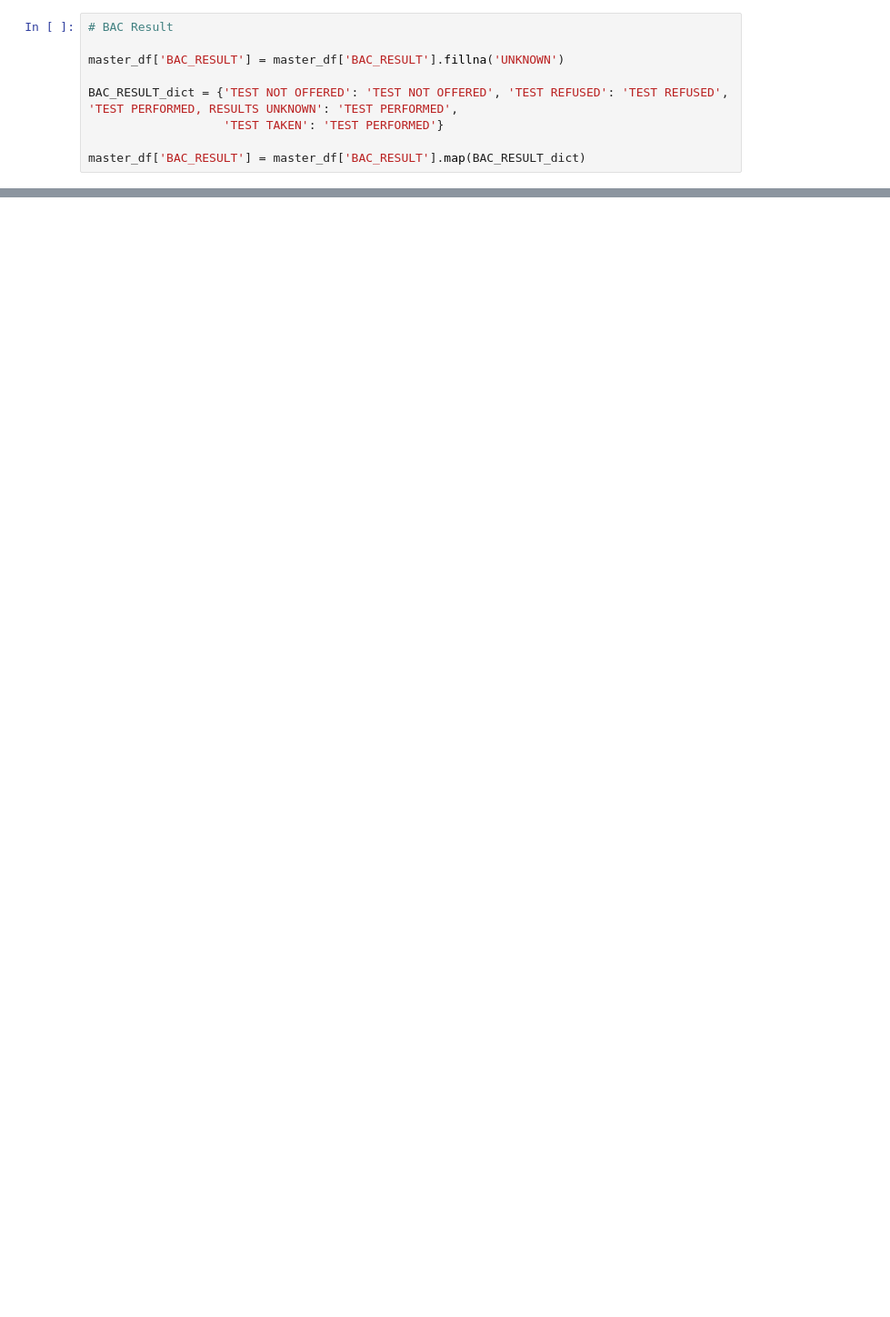
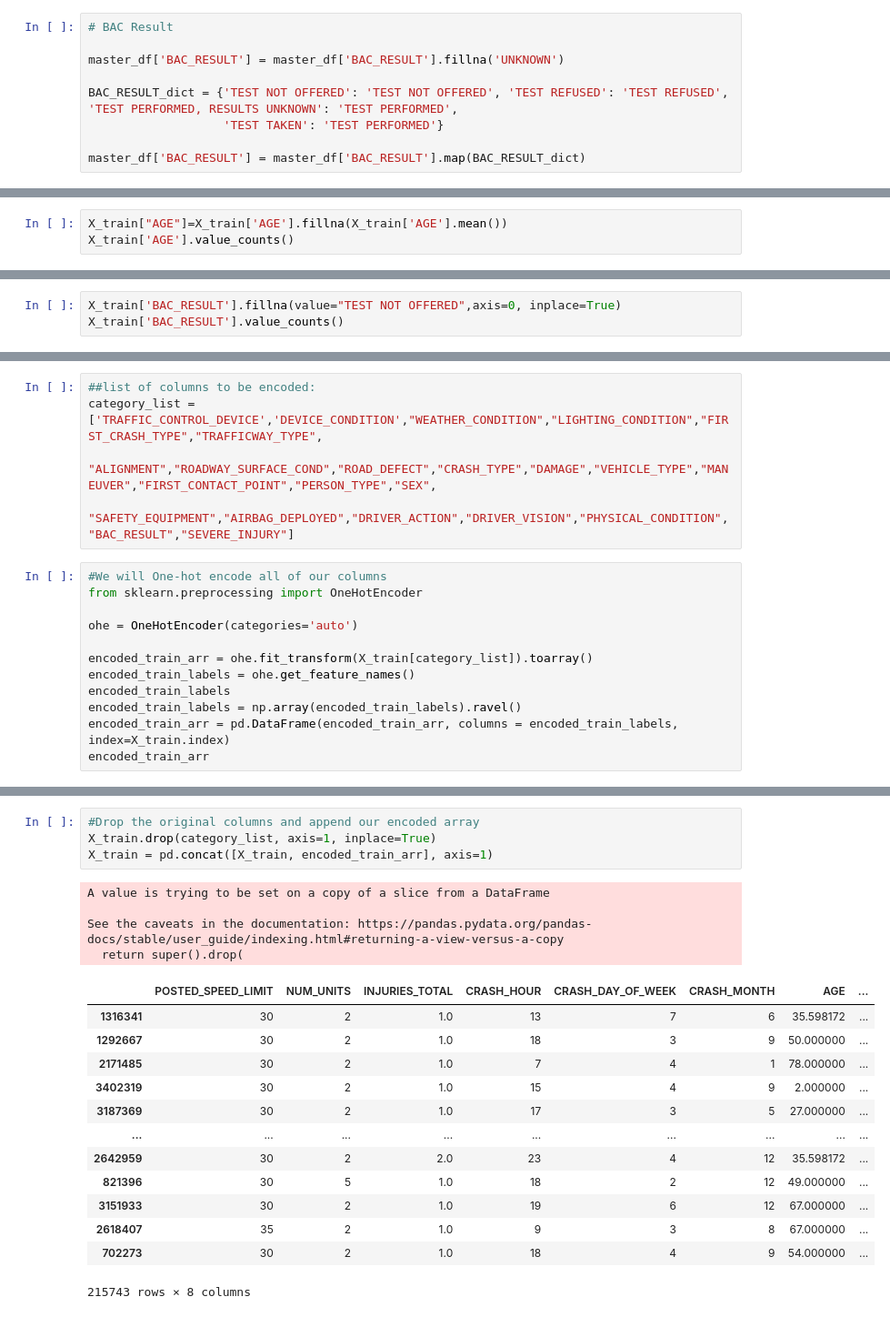
Before and after one commit to Ashendy/CarCrash_Chicago, a Jupyter notebook: DresMain.ipynb, the cells around one changed output, grey strips where cells are left out. Shown at 91% size. Cells and saved outputs as stored; diff of their text form; blank space fills up the shorter version.

Commit message:
completed preprocessing X_train and X_test

```diff
--- a/DresMain.ipynb
+++ b/DresMain.ipynb
@@ -878,0 +964,3 @@ Name: count, dtype: int64
+# %%
+X_train["AGE"]=X_train['AGE'].fillna(X_train['AGE'].mean())
+X_train['AGE'].value_counts()
@@ -878,0 +985,3 @@ Name: count, dtype: int64
+# %%
+X_train['BAC_RESULT'].fillna(value="TEST NOT OFFERED",axis=0, inplace=True)
+X_train['BAC_RESULT'].value_counts()
@@ -878,0 +1035,17 @@ Name: count, dtype: int64
+# %%
+##list of columns to be encoded:
+category_list = ['TRAFFIC_CONTROL_DEVICE','DEVICE_CONDITION',"WEATHER_CONDITION","LIGHTING_CONDITION","FIRST_CRASH_TYPE","TRAFFICWAY_TYPE",
+                 "ALIGNMENT","ROADWAY_SURFACE_COND","ROAD_DEFECT","CRASH_TYPE","DAMAGE","VEHICLE_TYPE","MANEUVER","FIRST_CONTACT_POINT","PERSON_TYPE","SEX",
+                "SAFETY_EQUIPMENT","AIRBAG_DEPLOYED","DRIVER_ACTION","DRIVER_VISION","PHYSICAL_CONDITION","BAC_RESULT","SEVERE_INJURY"]
+# %%
+#We will One-hot encode all of our columns
+from sklearn.preprocessing import OneHotEncoder
+
+ohe = OneHotEncoder(categories='auto')
+
+encoded_train_arr = ohe.fit_transform(X_train[category_list]).toarray()
+encoded_train_labels = ohe.get_feature_names()
+encoded_train_labels
+encoded_train_labels = np.array(encoded_train_labels).ravel()
+encoded_train_arr = pd.DataFrame(encoded_train_arr, columns = encoded_train_labels, index=X_train.index)
+encoded_train_arr
@@ -878,0 +1066,22 @@ Name: count, dtype: int64
+# %%
+#Drop the original columns and append our encoded array
+X_train.drop(category_list, axis=1, inplace=True)
+X_train = pd.concat([X_train, encoded_train_arr], axis=1)
+# %% [output]
+A value is trying to be set on a copy of a slice from a DataFrame
+
+See the caveats in the documentation: https://pandas.pydata.org/pandas-docs/stable/user_guide/indexing.html#returning-a-view-versus-a-copy
+  return super().drop(
+|  | POSTED_SPEED_LIMIT | NUM_UNITS | INJURIES_TOTAL | CRASH_HOUR | CRASH_DAY_OF_WEEK | CRASH_MONTH | AGE | ... |
+| 1316341 | 30 | 2 | 1.0 | 13 | 7 | 6 | 35.598172 | ... |
+| 1292667 | 30 | 2 | 1.0 | 18 | 3 | 9 | 50.000000 | ... |
+| 2171485 | 30 | 2 | 1.0 | 7 | 4 | 1 | 78.000000 | ... |
+| 3402319 | 30 | 2 | 1.0 | 15 | 4 | 9 | 2.000000 | ... |
+| 3187369 | 30 | 2 | 1.0 | 17 | 3 | 5 | 27.000000 | ... |
+| ... | ... | ... | ... | ... | ... | ... | ... | ... |
+| 2642959 | 30 | 2 | 2.0 | 23 | 4 | 12 | 35.598172 | ... |
+| 821396 | 30 | 5 | 1.0 | 18 | 2 | 12 | 49.000000 | ... |
+| 3151933 | 30 | 2 | 1.0 | 19 | 6 | 12 | 67.000000 | ... |
+| 2618407 | 35 | 2 | 1.0 | 9 | 3 | 8 | 67.000000 | ... |
+| 702273 | 30 | 2 | 1.0 | 18 | 4 | 9 | 54.000000 | ... |
+215743 rows × 8 columns
```
Also changed, not shown: parts of 64 cells of this notebook.
